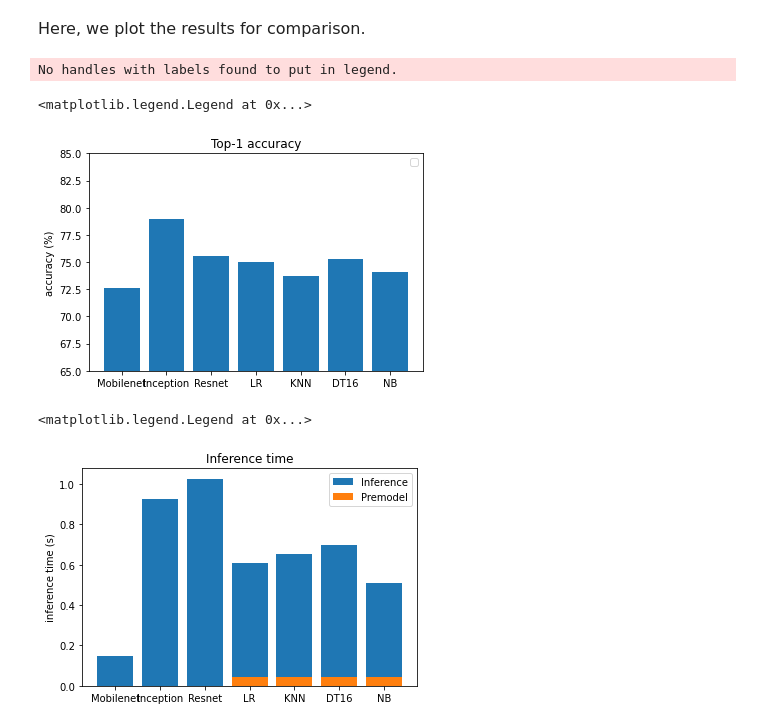
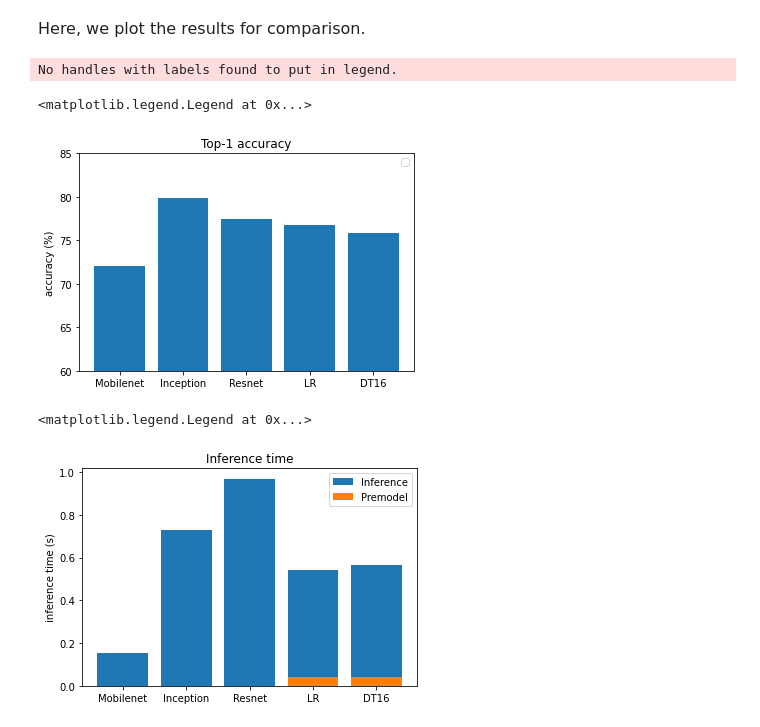
Before and after one commit to VladislavYarovenko/image_processing, a Jupyter notebook: Cross validating the premodel.ipynb, the cells around one changed output. Saved outputs shown, nothing was run; the diff lists cells and outputs as text; code cells hidden in the pictures.

```diff
--- a/Cross validating the premodel.ipynb
+++ b/Cross validating the premodel.ipynb
@@ -48,7 +48,7 @@ output_knn = pre_model.prototype(999, ([('nn', 'nn', 'nn')]))      # knn premode
 # %%
-output_dt16 = pre_model.prototype(999, ([('dt16', 'dt16', 'dt16')]))      # dt16 premodel
+output_dt16 = pre_model.prototype(4999, ([('dt16', 'dt16', 'dt16')]))      # dt16 premodel
 # %%
-output_nb = pre_model.prototype(999, ([('nb', 'nb', 'nb')]))      # nb premodel
+output_nb = pre_model.prototype(4999, ([('nb', 'nb', 'nb')]))      # nb premodel
 # %% [markdown]
 <font size="5">**Testing the accuracy of the premodel**</font>
 <br /><br />
@@ -209,19 +209,19 @@ DT16 premodel average inference time = 698.0249816161617
 <br /><br />
 <font size="3">We start by getting the <font color = "green">image numbers</font> of the 20k images.</font>
 # %%
-accuracy_premodel = 0
-time_premodel = 0
-times = 0
-nb_premodel_overhead = 43.00882                                           # average nb premodel overhead
+# accuracy_premodel = 0
+# time_premodel = 0
+# times = 0
+# nb_premodel_overhead = 43.00882                                           # average nb premodel overhead
 
-for i in range(len(predicted_models_nb)):
-    if predicted_models_nb[i][1] != 'failed':
-        times = times + 1                           # get_model_top_n (next line), where n is 1 or 5
-        accuracy_premodel = accuracy_premodel + (database.get_model_top_n("inference", predicted_models_nb[i][0], predicted_models_nb[i][1], n))
-        time_premodel = time_premodel + (database.get_model_time("inference", predicted_models_nb[i][0], predicted_models_nb[i][1]))
+# for i in range(len(predicted_models_nb)):
+#     if predicted_models_nb[i][1] != 'failed':
+#         times = times + 1                           # get_model_top_n (next line), where n is 1 or 5
+#         accuracy_premodel = accuracy_premodel + (database.get_model_top_n("inference", predicted_models_nb[i][0], predicted_models_nb[i][1], n))
+#         time_premodel = time_premodel + (database.get_model_time("inference", predicted_models_nb[i][0], predicted_models_nb[i][1]))
 
-nb_accuracy = accuracy_premodel/len(predicted_models_nb)                        # nb premodel accuracy
-nb_time = (time_premodel/times) + nb_premodel_overhead                             # nb premodel inference time
-print("NB premodel accuracy = {}".format(nb_accuracy))
-print("NB premodel average inference time = {}".format(nb_time))
+# nb_accuracy = accuracy_premodel/len(predicted_models_nb)                        # nb premodel accuracy
+# nb_time = (time_premodel/times) + nb_premodel_overhead                             # nb premodel inference time
+# print("NB premodel accuracy = {}".format(nb_accuracy))
+# print("NB premodel average inference time = {}".format(nb_time))
 # %% [output]
@@ -230,6 +230,6 @@ NB premodel average inference time = 507.13394512512514
 # %%
 img_nums = []
-for i in range(1, 999):                        # the same range of images is selected
+for i in range(1, 4999):                        # the same range of images is selected
     img_nums.append(i)
 # %% [markdown]
 <font size="3">Finally, we obtain the <font color = "green">accuracy</font> and <font color = "green">inference time</font> results for each DNN separately from the database.</font>
@@ -269,30 +269,38 @@ ResNet average inference time = 1025.7144288577153
 # %%
 import matplotlib.pyplot as plt
 # %%
-model_names = ['Mobilenet', 'Inception', 'Resnet', 'LR', 'KNN', 'DT16', 'NB']
+model_names = ['Mobilenet', 'Inception', 'Resnet', 'LR', 'DT16']
 accuracy = [mobilenet_right/len(img_nums), inception_right/len(img_nums),
-            resnet_right/len(img_nums), log_reg_accuracy, knn_accuracy, dt16_accuracy, nb_accuracy]
+            resnet_right/len(img_nums), log_reg_accuracy, dt16_accuracy]
+
+#model_names = ['Mobilenet', 'Inception', 'Resnet', 'LR', 'KNN', 'DT16', 'NB']
+# accuracy = [mobilenet_right/len(img_nums), inception_right/len(img_nums),
+#             resnet_right/len(img_nums), log_reg_accuracy, knn_accuracy, dt16_accuracy, nb_accuracy]
 
 for i in range(len(accuracy)):
     accuracy[i] = accuracy[i]*100
 
 ypos = np.arange(len(model_names))
 
 plt.xticks(ypos, model_names)
 plt.ylabel("accuracy (%)")
 plt.title("{} accuracy".format(preference))
 plt.bar(ypos, accuracy)
 plt.ylim(top = 85)
-plt.ylim(bottom = 65)
+plt.ylim(bottom = 60)
 plt.legend()
 # %% [output]
 No handles with labels found to put in legend.
 <matplotlib.legend.Legend at 0x...>
-[figure, old version]
+[figure, new version]
 # %%
 times = [mobilenet_time/len(img_nums), inception_time/len(img_nums),
-         resnet_time/len(img_nums), log_reg_time, knn_time, dt16_time, nb_time]
-times_premodel = [0, 0, 0, log_reg_premodel_overhead, knn_premodel_overhead, dt16_premodel_overhead, nb_premodel_overhead]
+         resnet_time/len(img_nums), log_reg_time, dt16_time]
+times_premodel = [0, 0, 0,  log_reg_premodel_overhead, dt16_premodel_overhead]
+
+# times = [mobilenet_time/len(img_nums), inception_time/len(img_nums),
+#          resnet_time/len(img_nums), log_reg_time, knn_time, dt16_time, nb_time]
+# times_premodel = [0, 0, 0, log_reg_premodel_overhead, knn_premodel_overhead, dt16_premodel_overhead, nb_premodel_overhead]
 
 for i in range(len(times)):
     times[i] = times[i]/1000
@@ -308,7 +316,7 @@ plt.bar(ypos, times_premodel, label = "Premodel")
 plt.legend()
 # %% [output]
 <matplotlib.legend.Legend at 0x...>
-[figure, old version]
+[figure, new version]
 # %%
 columns = ['MobileNet', 'Inception', 'Resnet', 'Log-Reg', 'KNN', 'DT16', 'NB']
 rows = ['Top-1 accuracy, %', 'Avg inference time, s']
```
Also changed, not shown: parts of 12 cells of this notebook.
